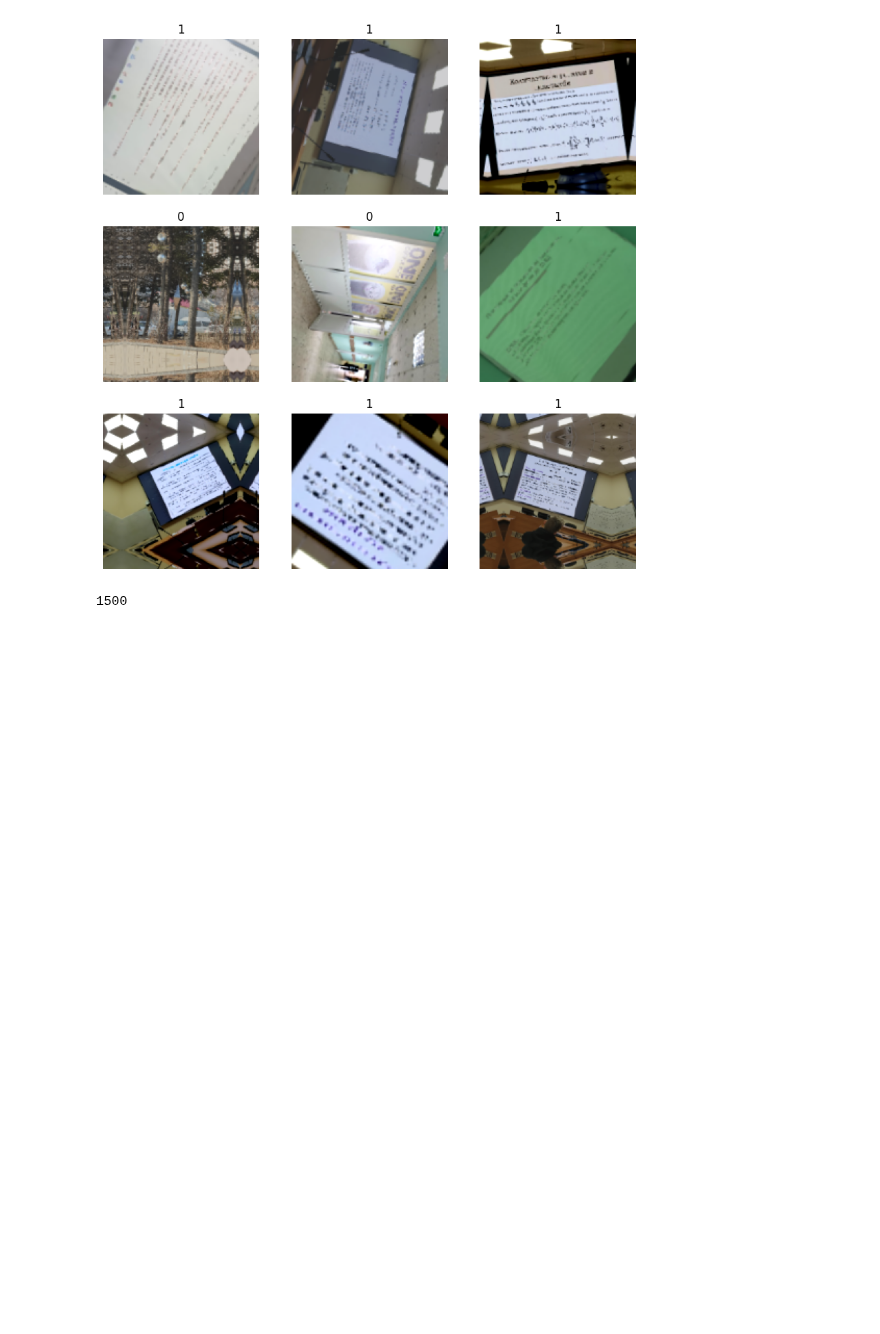
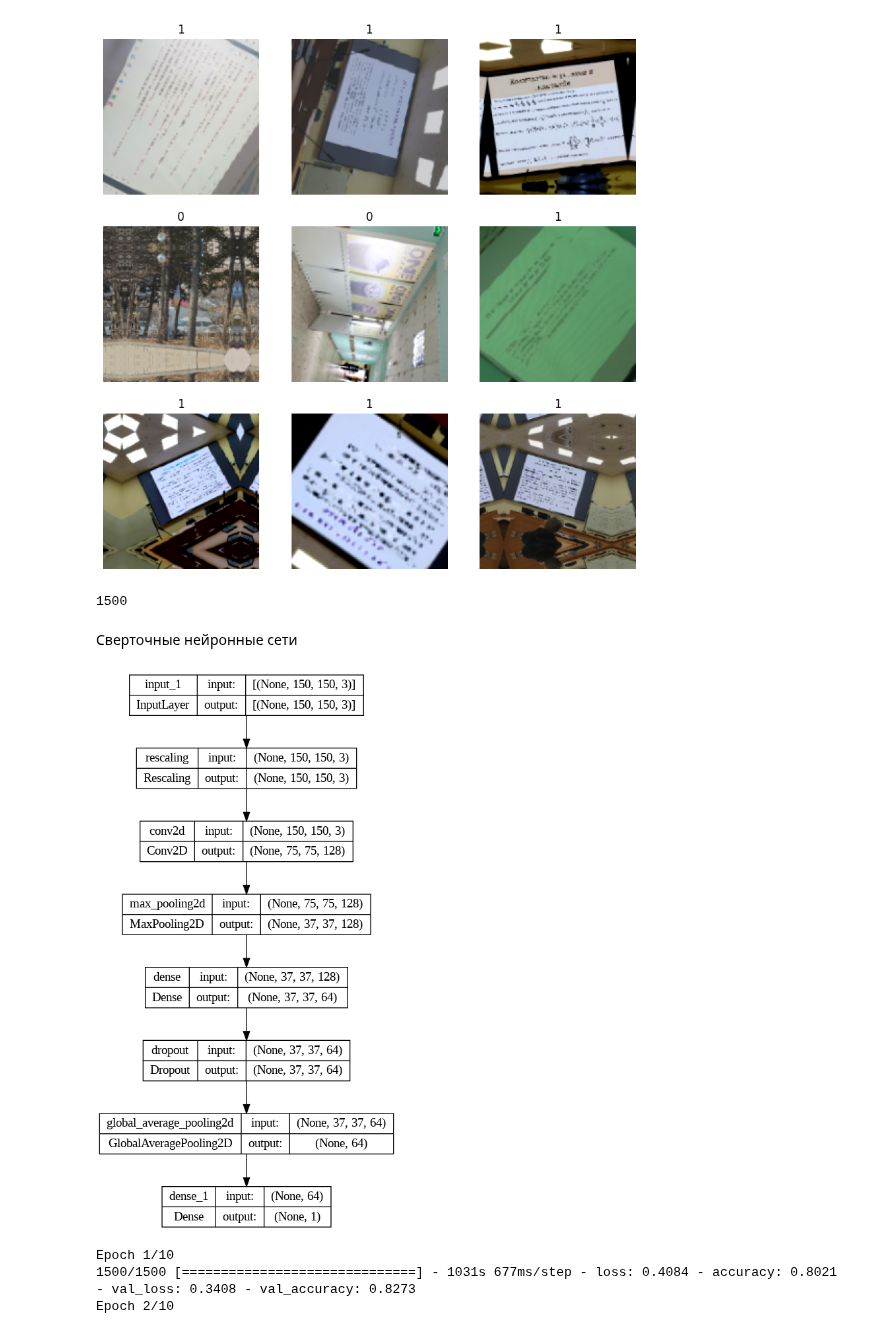
Before and after one commit to polinakochneva1/me_labs_house, a Jupyter notebook: георгий_5_IMG_CLF.ipynb, the cells around one changed output. Cells and saved outputs as stored; diff of their text form; code cells hidden in the pictures; blank space fills up the shorter version.

```diff
--- a/георгий_5_IMG_CLF.ipynb
+++ b/георгий_5_IMG_CLF.ipynb
@@ -129,3 +129,41 @@ val_ds = augmented_val_ds.prefetch(buffer_size=32)
 len(train_ds)
 # %% [output]
 1500
+# %% [markdown]
+Сверточные нейронные сети
+# %%
+def make_model(input_shape):
+  model=Sequential()
+  model.add(keras.Input(shape=input_shape))
+  model.add(layers.experimental.preprocessing.Rescaling(1.0 / 255))
+  model.add(layers.Conv2D(128, 3, strides=2, padding="same",activation='relu'))
+  model.add(layers.MaxPooling2D())
+  model.add(layers.Dense(64,activation='relu'))
+  model.add(layers.Dropout(0.2))
+  model.add(layers.GlobalAveragePooling2D())
+  model.add(layers.Dense(1, activation='sigmoid'))
+  return model
+# %%
+model = make_model(input_shape=image_size + (3,))
+keras.utils.plot_model(model, show_shapes=True)
+# %% [output]
+[figure, added]
+# %%
+epochs = 10
+
+model_cp = keras.callbacks.ModelCheckpoint("save_at_{epoch}.h5")
+earlystop = keras.callbacks.EarlyStopping(monitor='val_loss', patience=10)
+
+
+model.compile(
+    optimizer=keras.optimizers.Adam(1e-3),
+    loss="binary_crossentropy",
+    metrics=["accuracy"],
+)
+history = model.fit(
+    augmented_train_ds, epochs=epochs, callbacks=[model_cp, earlystop], validation_data=augmented_val_ds
+)
+# %% [output]
+Epoch 1/10
+1500/1500 [==============================] - 1031s 677ms/step - loss: 0.4084 - accuracy: 0.8021 - val_loss: 0.3408 - val_accuracy: 0.8273
+Epoch 2/10
```
Also changed, not shown: parts of 1 cell of this notebook.
